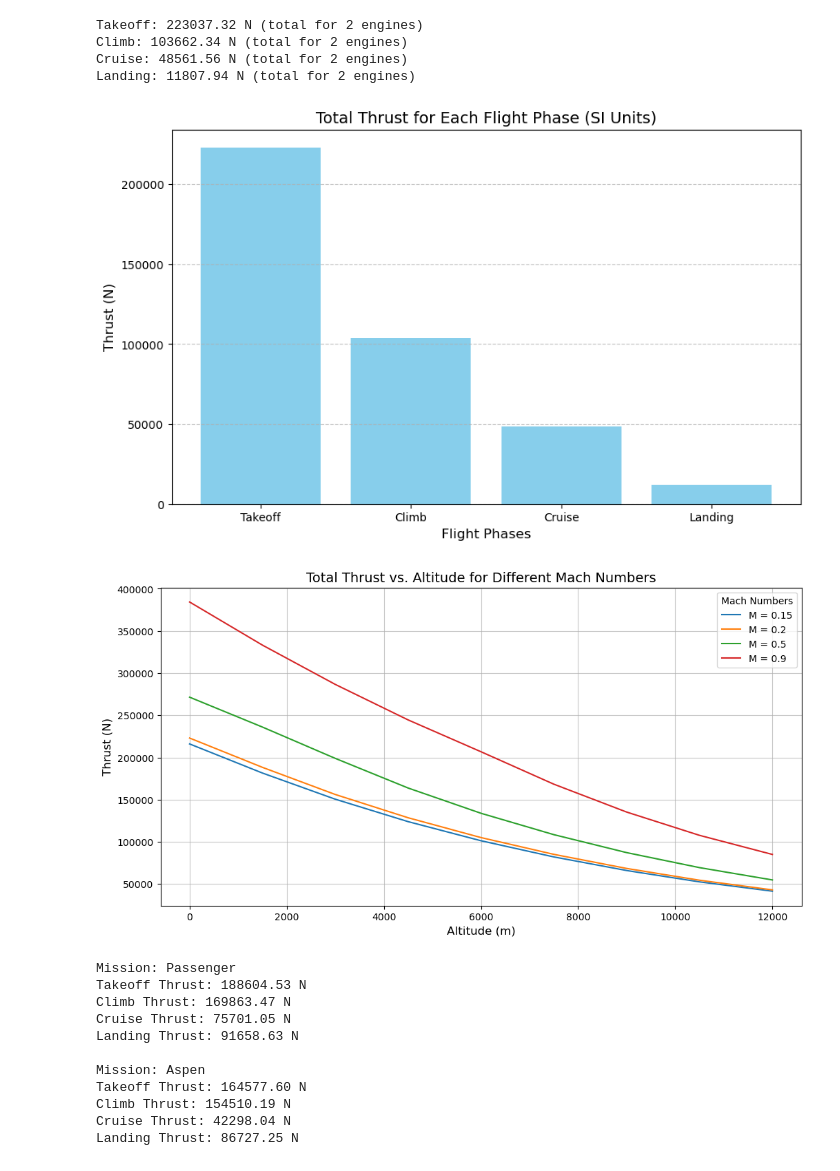
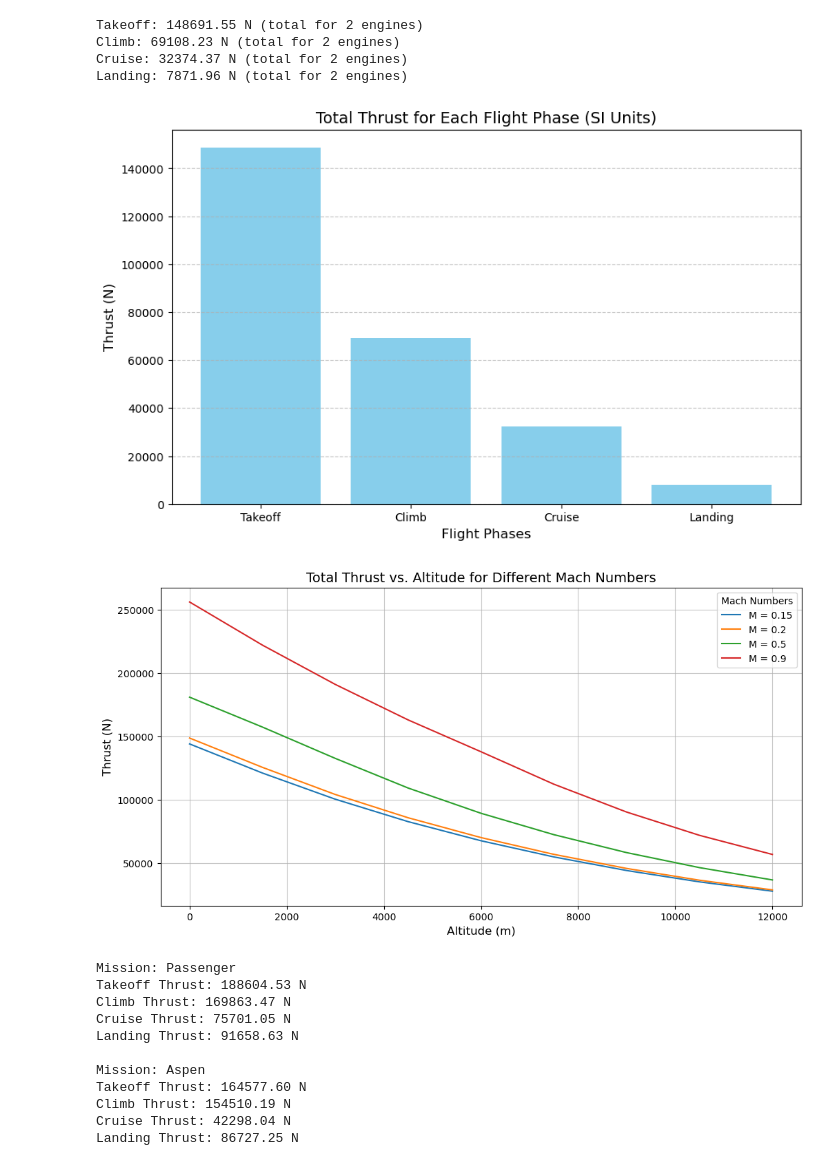
Before and after one commit to AntoineVanHoye/integrated_project, a Jupyter notebook: thrust.ipynb, the cells around one changed output. Cells and saved outputs as stored; diff of their text form; code cells hidden in the pictures.

```diff
--- a/thrust.ipynb
+++ b/thrust.ipynb
@@ -127,0 +133,41 @@ Landing:
+# %%
+import numpy as np
+
+# Engine & Fuel Parameters
+TSFC_static = 0.00012  # kg/N/s for PW812D
+altitude_corrections = [1.0, 0.95, 0.9, 1.0]  # Takeoff, climb, cruise, landing
+mach_corrections = [1.0, 0.9, 0.85, 1.0]  # Takeoff, climb, cruise, landing
+fuel_density = 0.8  # kg/L (Jet-A)
+MTOW_lbs = 104799  # Maximum Takeoff Weight in pounds
+MTOW_kg = MTOW_lbs * 0.453592  # Convert to kg
+
+# Corrected Thrust Values per Phase
+durations = [120, 900, 30000, 600]  # Time in seconds (Takeoff, Climb, Cruise, Landing)
+thrusts = [38707.64, 51720.82,  32662.51, 54882.12]  # Corrected thrust values (N per phase)
+
+def compute_fuel_burn(tsfc, thrusts, durations, altitude_corrections, mach_corrections):
+    fuel_burn = []
+    for i in range(len(thrusts)):
+        tsfc_corrected = tsfc * altitude_corrections[i] * mach_corrections[i]
+        fuel_rate = tsfc_corrected * thrusts[i]  # kg/s
+        fuel_burn_phase = fuel_rate * durations[i]  # kg
+        fuel_burn.append(fuel_burn_phase)
+    return fuel_burn
+
+# Calculate total fuel burn per phase
+fuel_burn_per_phase = compute_fuel_burn(TSFC_static, thrusts, durations, altitude_corrections, mach_corrections)
+total_fuel_burn = sum(fuel_burn_per_phase)
+
+# Convert to fuel volume (liters)
+fuel_volume_liters = total_fuel_burn / fuel_density
+fuel_volume_gallons = fuel_volume_liters / 3.785  # Convert to US gallons
+
+# Print results
+phases = ["Takeoff", "Climb", "Cruise", "Landing"]
+for i, phase in enumerate(phases):
+    print(f"{phase}:")
+    print(f"  Fuel Burn: {fuel_burn_per_phase[i]:.2f} kg")
+
+print(f"\nTotal Fuel Burn: {total_fuel_burn:.2f} kg")
+print(f"Fuel Volume: {fuel_volume_liters:.2f} L ({fuel_volume_gallons:.2f} US gallons)")
+print(f"Maximum Takeoff Weight (MTOW): {MTOW_kg:.2f} kg ({MTOW_lbs} lbs)")
@@ -186,7 +245,7 @@ flight_phases = {
 }
 
 # Constants
-F0 = 90000 # Sea level thrust per engine in N
+F0 = 60000 # Sea level thrust per engine in N
 num_engines = 2  # Number of engines
 
 # Calculate thrust for each phase
@@ -204,39 +263,39 @@ for phase, params in flight_phases.items():
     phases.append(phase)
     print(f"{phase}: {total_thrust:.2f} N (total for {num_engines} engines)")
 
 #  Bar plot for thrust in each phase
 plt.figure(figsize=(10, 6))
 plt.bar(phases, thrust_results, color='skyblue')
 plt.title("Total Thrust for Each Flight Phase (SI Units)", fontsize=14)
 plt.ylabel("Thrust (N)", fontsize=12)
 plt.xlabel("Flight Phases", fontsize=12)
 plt.grid(axis='y', linestyle='--', alpha=0.7)
 plt.show()
 
 #  Thrust vs. Altitude and Mach Number
 altitudes = range(0, 12500, 1500)  # Altitudes from 0 to 12,500 m
 mach_numbers = [0.15, 0.2, 0.5, 0.9]  #  (Landing, Takeoff, Climb, Cruise)
 
 plt.figure(figsize=(12, 6))
 for M in mach_numbers:
     thrusts = [
         high_bypass_turbofan_thrust(F0, 1.0, H, M, 0) * num_engines for H in altitudes
     ]
     plt.plot(altitudes, thrusts, label=f"M = {M}")
 
 plt.title("Total Thrust vs. Altitude for Different Mach Numbers", fontsize=14)
 plt.ylabel("Thrust (N)", fontsize=12)
 plt.xlabel("Altitude (m)", fontsize=12)
 plt.legend(title="Mach Numbers", fontsize=10)
 plt.grid(alpha=0.7)
 plt.show()
 # %% [output]
-Takeoff: 223037.32 N (total for 2 engines)
-Climb: 103662.34 N (total for 2 engines)
-Cruise: 48561.56 N (total for 2 engines)
-Landing: 11807.94 N (total for 2 engines)
+Takeoff: 148691.55 N (total for 2 engines)
+Climb: 69108.23 N (total for 2 engines)
+Cruise: 32374.37 N (total for 2 engines)
+Landing: 7871.96 N (total for 2 engines)
-[figure, old version]
+[figure, new version]
-[figure, old version]
+[figure, new version]
 # %%
 import matplotlib.pyplot as plt
 import math
```
Also changed, not shown: parts of 5 cells of this notebook.
